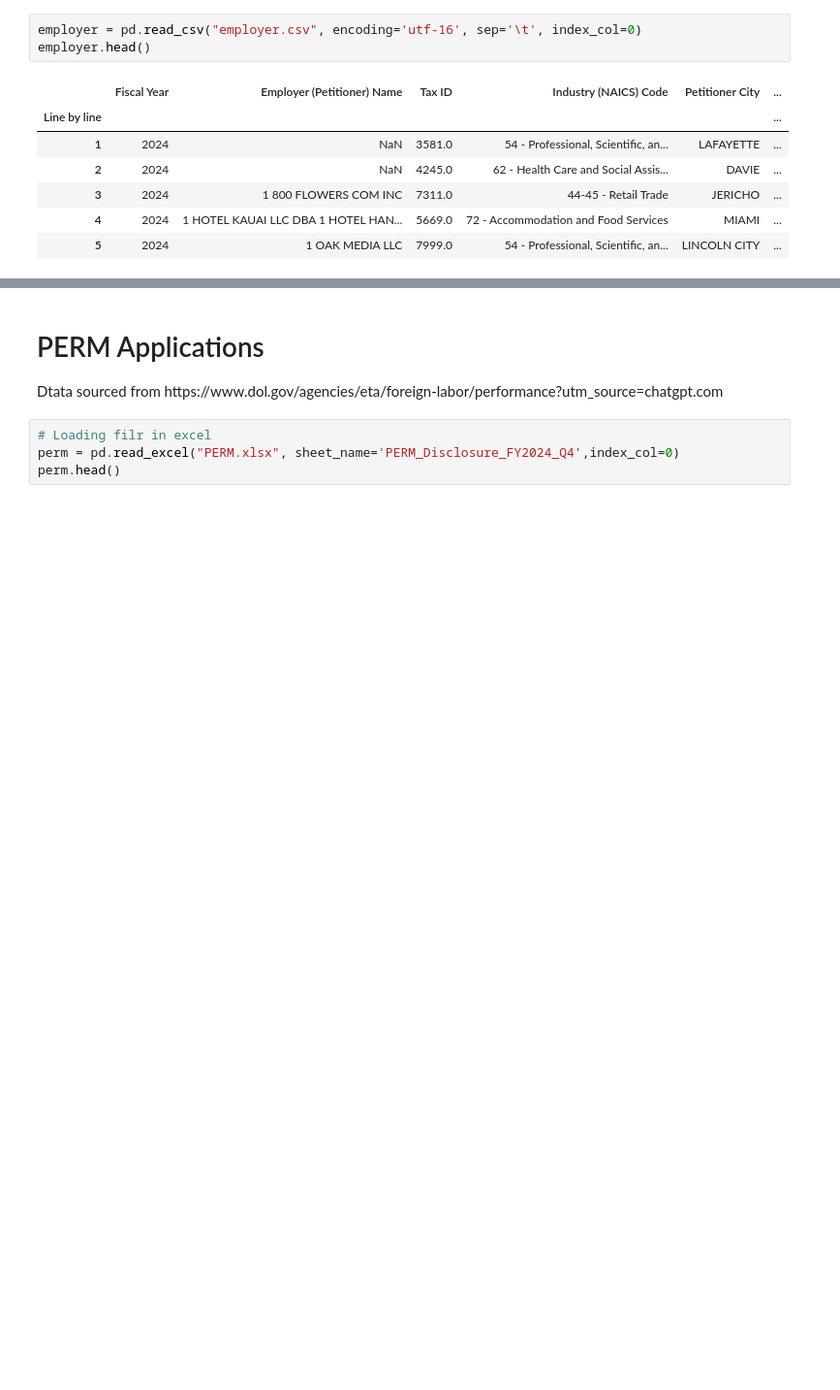
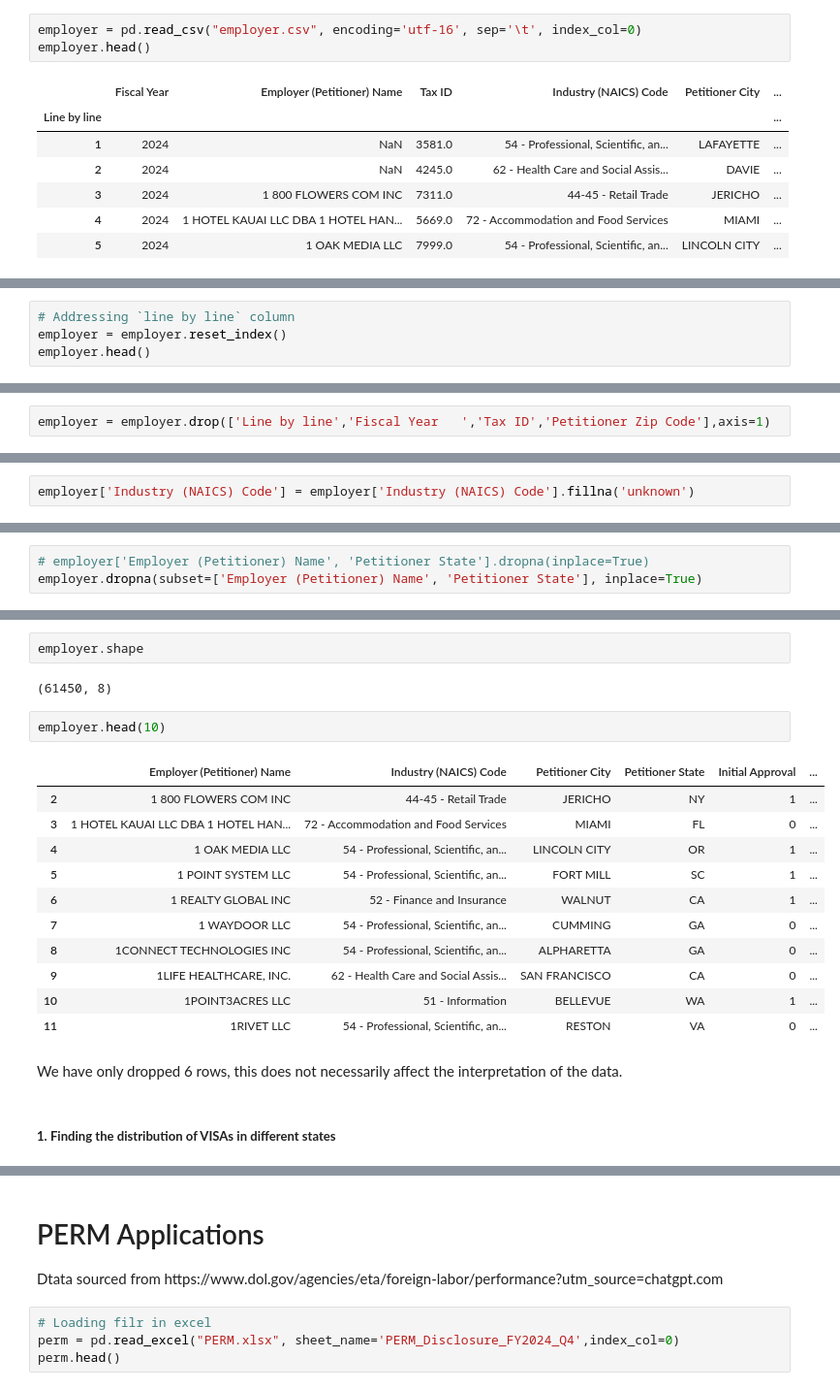
Before and after one commit to MMugambi/H1B_Analysis, a Jupyter notebook: H1B.ipynb, the cells around one changed output, grey strips where cells are left out. Shown: that part at 97% size. Drawn from its saved outputs; the diff is of its cells as text; blank space fills up the shorter version.

```diff
--- a/H1B.ipynb
+++ b/H1B.ipynb
@@ -14,0 +36,4 @@ employer.head()
+# %%
+# Addressing `line by line` column
+employer = employer.reset_index()
+employer.head()
@@ -14,0 +79,2 @@ employer.head()
+# %%
+employer = employer.drop(['Line by line','Fiscal Year   ','Tax ID','Petitioner Zip Code'],axis=1)
@@ -14,0 +139,2 @@ employer.head()
+# %%
+employer['Industry (NAICS) Code'] = employer['Industry (NAICS) Code'].fillna('unknown')
@@ -14,0 +179,3 @@ employer.head()
+# %%
+# employer['Employer (Petitioner) Name', 'Petitioner State'].dropna(inplace=True)
+employer.dropna(subset=['Employer (Petitioner) Name', 'Petitioner State'], inplace=True)
@@ -14,0 +194,22 @@ employer.head()
+# %%
+employer.shape
+# %% [output]
+(61450, 8)
+# %%
+employer.head(10)
+# %% [output]
+|  | Employer (Petitioner) Name | Industry (NAICS) Code | Petitioner City | Petitioner State | Initial Approval | ... |
+| 2 | 1 800 FLOWERS COM INC | 44-45 - Retail Trade | JERICHO | NY | 1 | ... |
+| 3 | 1 HOTEL KAUAI LLC DBA 1 HOTEL HAN... | 72 - Accommodation and Food Services | MIAMI | FL | 0 | ... |
+| 4 | 1 OAK MEDIA LLC | 54 - Professional, Scientific, an... | LINCOLN CITY | OR | 1 | ... |
+| 5 | 1 POINT SYSTEM LLC | 54 - Professional, Scientific, an... | FORT MILL | SC | 1 | ... |
+| 6 | 1 REALTY GLOBAL INC | 52 - Finance and Insurance | WALNUT | CA | 1 | ... |
+| 7 | 1 WAYDOOR LLC | 54 - Professional, Scientific, an... | CUMMING | GA | 0 | ... |
+| 8 | 1CONNECT TECHNOLOGIES INC | 54 - Professional, Scientific, an... | ALPHARETTA | GA | 0 | ... |
+| 9 | 1LIFE HEALTHCARE, INC. | 62 - Health Care and Social Assis... | SAN FRANCISCO | CA | 0 | ... |
+| 10 | 1POINT3ACRES LLC | 51 - Information | BELLEVUE | WA | 1 | ... |
+| 11 | 1RIVET LLC | 54 - Professional, Scientific, an... | RESTON | VA | 0 | ... |
+# %% [markdown]
+<p> We have only dropped 6 rows, this does not necessarily affect the interpretation of the data. </p>
+# %% [markdown]
+<h5><b> 1. Finding the distribution of VISAs in different states </b></h5>
```
Also changed, not shown: parts of 28 cells of this notebook.
